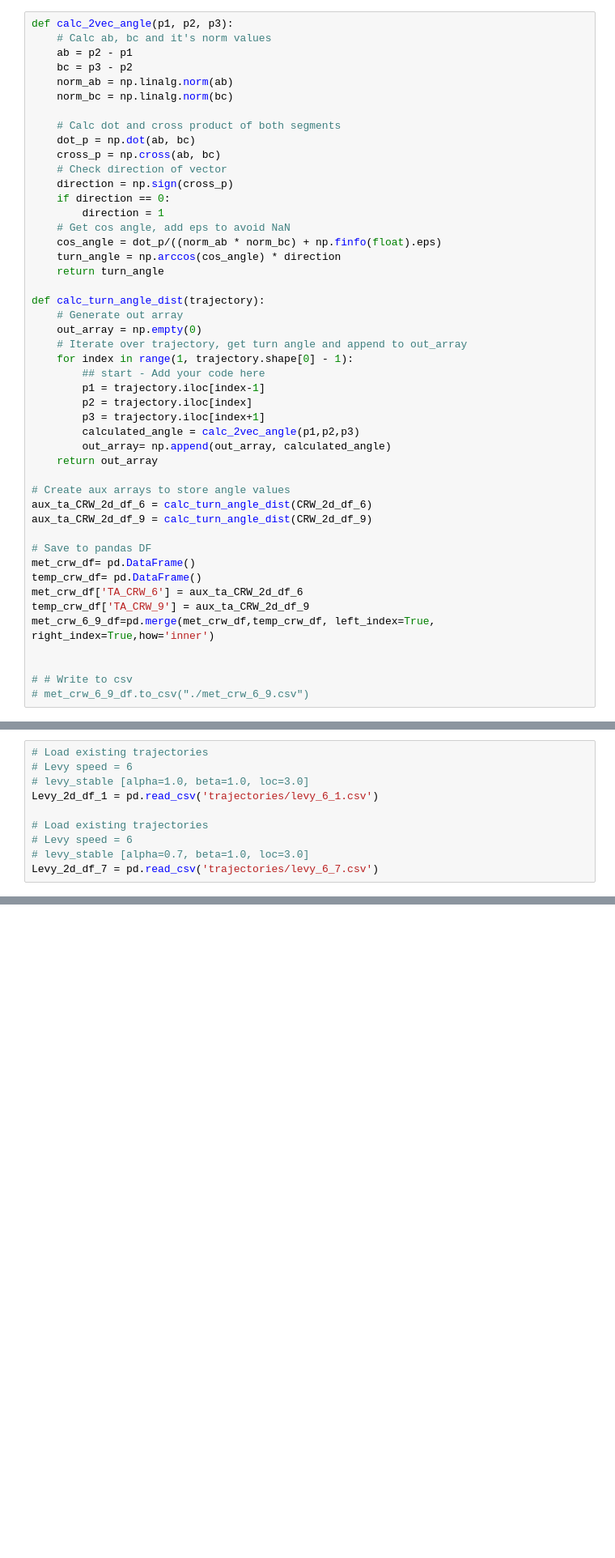
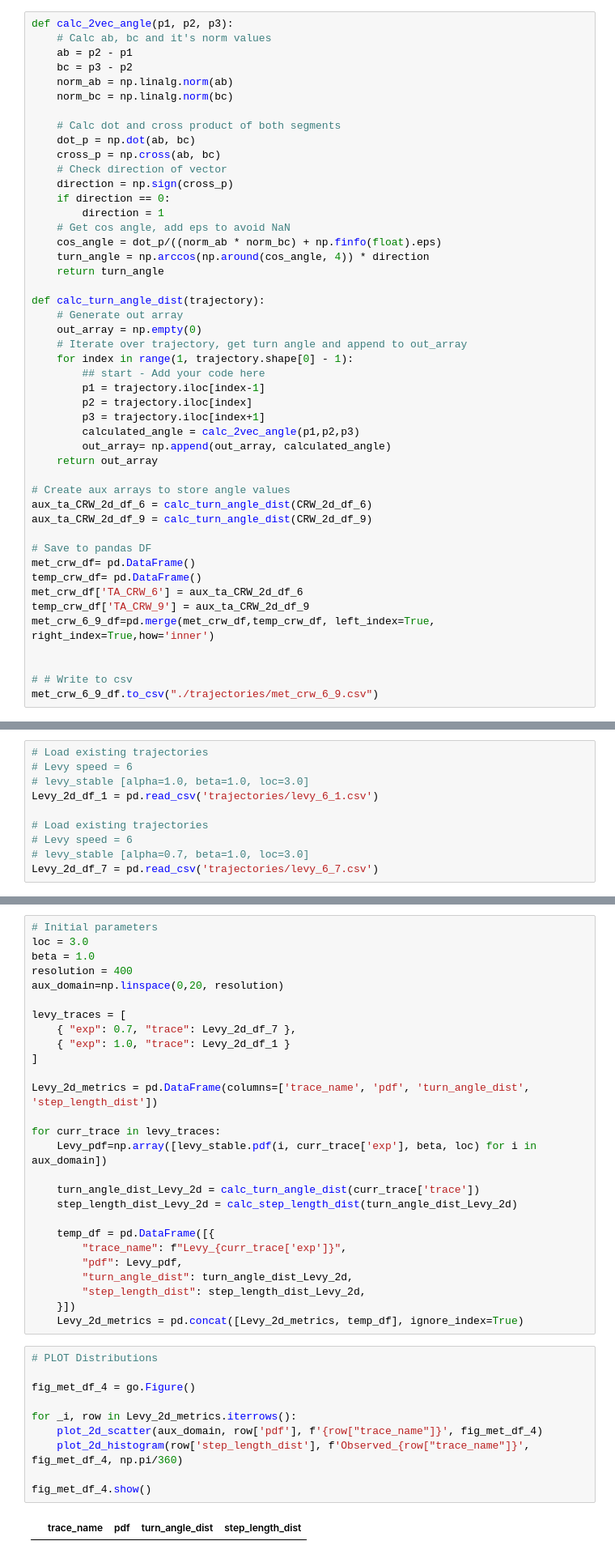
Before and after one commit to Roberto-Carrillo/Topicos-01, a Jupyter notebook: TI_1_Practica3.ipynb, the cells around one changed output, grey strips where cells are left out. Shown at 81% size. Saved outputs shown, nothing was run; the diff lists cells and outputs as text; blank space fills up the shorter version.

```diff
--- a/TI_1_Practica3.ipynb
+++ b/TI_1_Practica3.ipynb
@@ -267,7 +267,7 @@ def calc_2vec_angle(p1, p2, p3):
         direction = 1
     # Get cos angle, add eps to avoid NaN
     cos_angle = dot_p/((norm_ab * norm_bc) + np.finfo(float).eps)
-    turn_angle = np.arccos(cos_angle) * direction
+    turn_angle = np.arccos(np.around(cos_angle, 4)) * direction
     return turn_angle
 
 def calc_turn_angle_dist(trajectory):
@@ -296,7 +296,7 @@ met_crw_6_9_df=pd.merge(met_crw_df,temp_crw_df, left_index=True, right_index=Tru
 
 
 # # Write to csv
-# met_crw_6_9_df.to_csv("./met_crw_6_9.csv")
+met_crw_6_9_df.to_csv("./trajectories/met_crw_6_9.csv")
 # %%
 # PLot histogram
 fig_met_df_3 = go.Figure()
@@ -374,0 +355,39 @@ fig_met_df_4.show()
+# %%
+# Initial parameters
+loc = 3.0
+beta = 1.0
+resolution = 400
+aux_domain=np.linspace(0,20, resolution)
+
+levy_traces = [
+    { "exp": 0.7, "trace": Levy_2d_df_7 },
+    { "exp": 1.0, "trace": Levy_2d_df_1 }
+]
+
+Levy_2d_metrics = pd.DataFrame(columns=['trace_name', 'pdf', 'turn_angle_dist', 'step_length_dist'])
+
+for curr_trace in levy_traces:
+    Levy_pdf=np.array([levy_stable.pdf(i, curr_trace['exp'], beta, loc) for i in aux_domain])
+
+    turn_angle_dist_Levy_2d = calc_turn_angle_dist(curr_trace['trace'])
+    step_length_dist_Levy_2d = calc_step_length_dist(turn_angle_dist_Levy_2d)
+
+    temp_df = pd.DataFrame([{
+        "trace_name": f"Levy_{curr_trace['exp']}",
+        "pdf": Levy_pdf,
+        "turn_angle_dist": turn_angle_dist_Levy_2d,
+        "step_length_dist": step_length_dist_Levy_2d,
+    }])
+    Levy_2d_metrics = pd.concat([Levy_2d_metrics, temp_df], ignore_index=True)
+# %%
+# PLOT Distributions
+
+fig_met_df_4 = go.Figure()
+
+for _i, row in Levy_2d_metrics.iterrows():
+    plot_2d_scatter(aux_domain, row['pdf'], f'{row["trace_name"]}', fig_met_df_4)
+    plot_2d_histogram(row['step_length_dist'], f'Observed_{row["trace_name"]}', fig_met_df_4, np.pi/360)
+
+fig_met_df_4.show()
+# %% [output]
+|  | trace_name | pdf | turn_angle_dist | step_length_dist |
```
Also changed, not shown: parts of 3 cells of this notebook, 1 other file.
